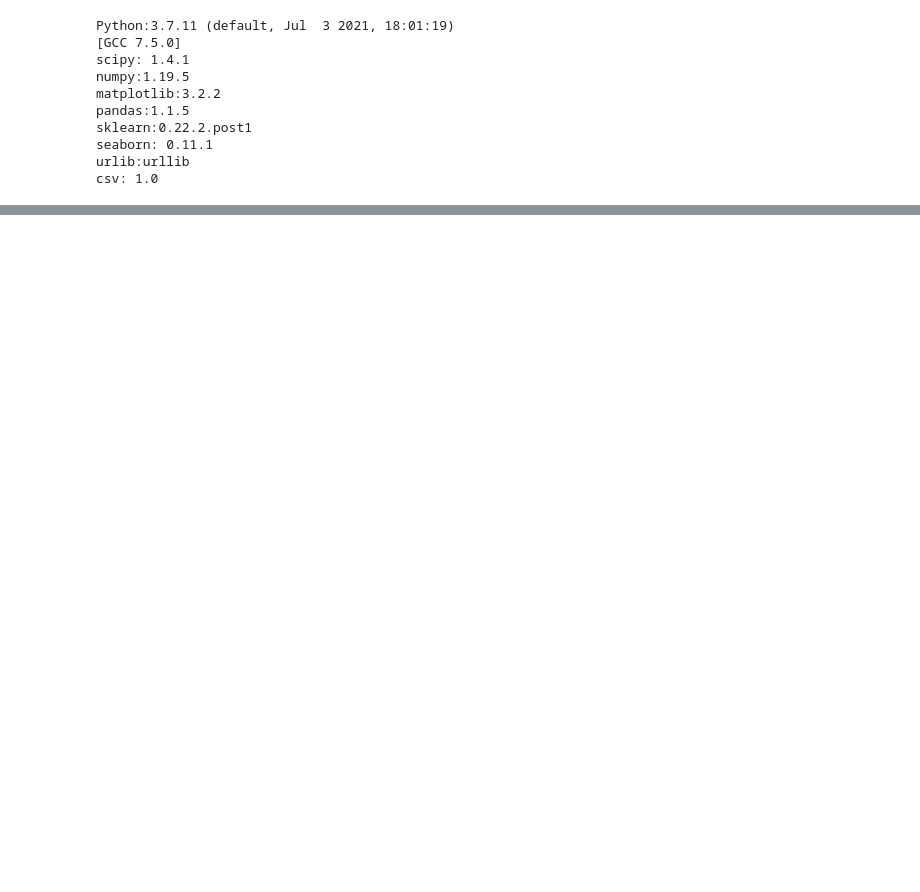
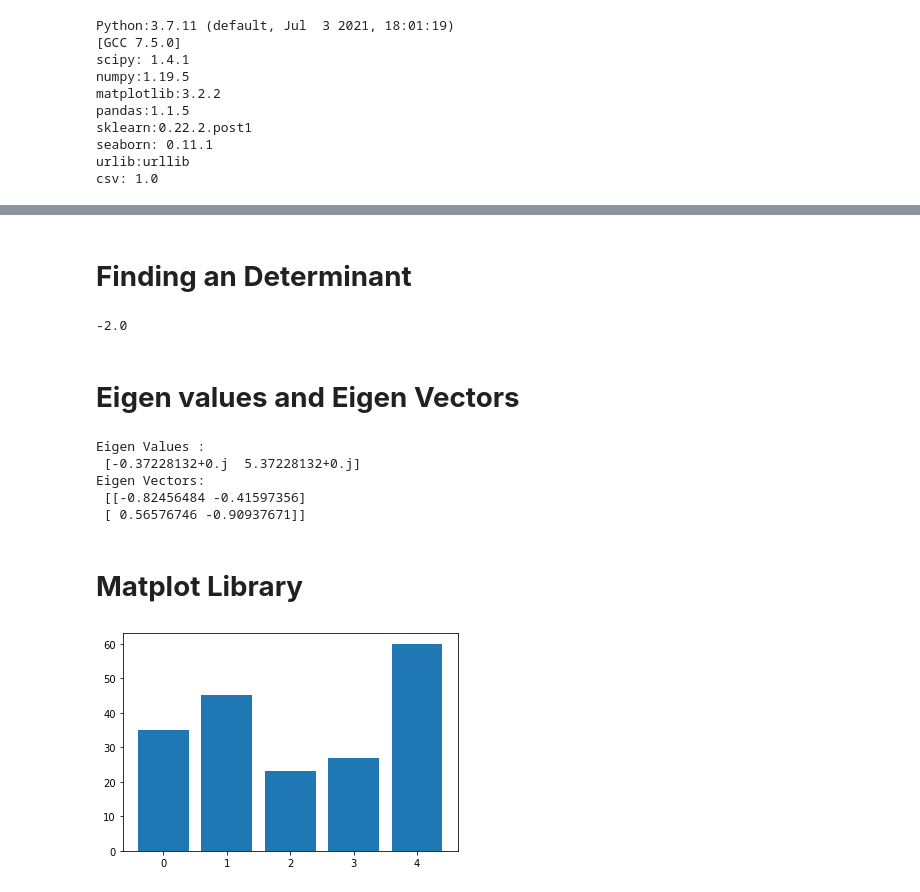
Before and after one commit to RupasriSatti/python-lab, a Jupyter notebook: Copy_of_Untitled4.ipynb, the cells around one changed output, grey strips where cells are left out. Saved outputs shown, nothing was run; the diff lists cells and outputs as text; code cells hidden in the pictures; blank space fills up the shorter version.

```diff
--- a/Copy_of_Untitled4.ipynb
+++ b/Copy_of_Untitled4.ipynb
@@ -937,0 +2412,45 @@ csv: 1.0
+# %% [markdown]
+# **Finding an Determinant**
+# %%
+from scipy import linalg
+import numpy as np
+
+A=np.array([[1,2],[3,4]])
+
+x=linalg.det(A)
+
+print(x)
+# %% [output]
+-2.0
+# %% [markdown]
+# **Eigen values and Eigen Vectors**
+# %%
+from scipy import linalg
+import numpy as np
+
+A=np.array([[1,2],[3,4]])
+
+l,v=linalg.eig(A)
+
+print("Eigen Values :\n",l)
+
+print("Eigen Vectors:\n",v)
+# %% [output]
+Eigen Values :
+ [-0.37228132+0.j  5.37228132+0.j]
+Eigen Vectors:
+ [[-0.82456484 -0.41597356]
+ [ 0.56576746 -0.90937671]]
+# %% [markdown]
+# **Matplot Library**
+# %%
+import matplotlib.pyplot as plt
+import numpy as np
+
+x=np.arange(5)
+y=(35,45,23,27,60)
+
+plt.bar(x,y)
+plt.show()
+# %% [output]
+[figure, added]
```
Also changed, not shown: parts of 208 cells of this notebook.
